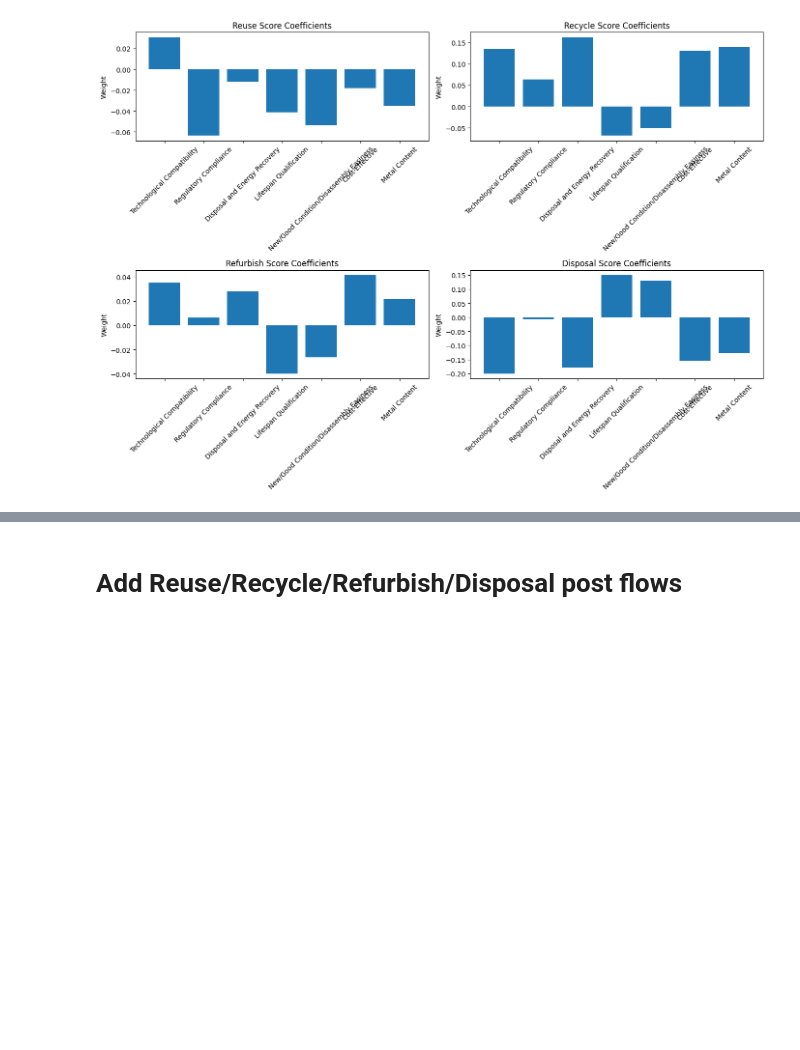
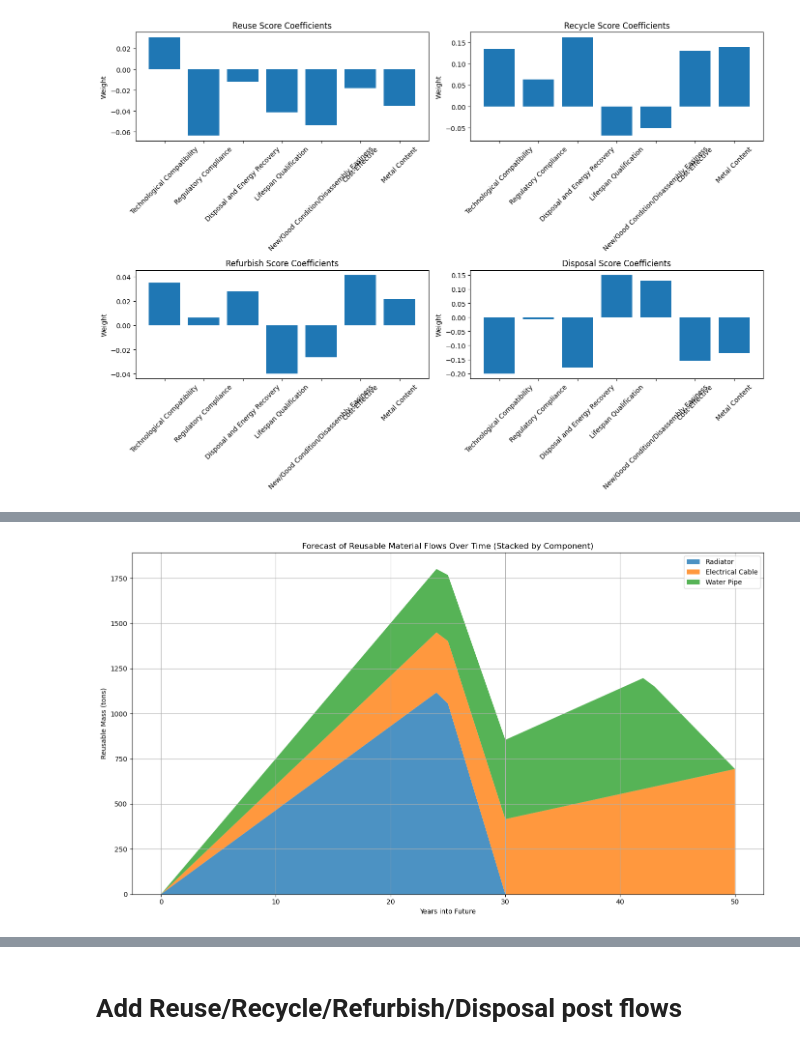
Before and after one commit to shuyanxiong/Integrated_Framework_Stock_Estimation, a Jupyter notebook: CCP.ipynb, the cells around one changed output, grey strips where cells are left out. Saved outputs shown, nothing was run; the diff lists cells and outputs as text; code cells hidden in the pictures; blank space fills up the shorter version.

```diff
--- a/CCP.ipynb
+++ b/CCP.ipynb
@@ -497,0 +1008,38 @@ plt.show()
+# %%
+import matplotlib.pyplot as plt
+
+# Assuming mass_forecast_df has already been created
+# mass_forecast_df: rows = years, columns = component names
+
+# Step 1: Stacked Area Plot
+plt.figure(figsize=(14, 8))
+
+# Stacked area chart
+plt.stackplot(
+    mass_forecast_df.index,
+    [mass_forecast_df[comp] for comp in mass_forecast_df.columns],
+    labels=mass_forecast_df.columns,
+    alpha=0.8
+)
+
+plt.xlabel('Years into Future')
+plt.ylabel('Reusable Mass (tons)')
+plt.title('Forecast of Reusable Material Flows Over Time (Stacked by Component)')
+plt.legend(loc='upper right')
+plt.grid(True)
+plt.tight_layout()
+plt.show()
+
+# # Step 2: Optional - Line plot for Total Reusable Mass
+# mass_forecast_df['Total'] = mass_forecast_df.sum(axis=1)
+
+# plt.figure(figsize=(12, 6))
+# plt.plot(mass_forecast_df.index, mass_forecast_df['Total'], color='black', linewidth=2)
+# plt.xlabel('Years into Future')
+# plt.ylabel('Total Reusable Mass (tons)')
+# plt.title('Total Forecasted Reusable Material Mass Over Time')
+# plt.grid(True)
+# plt.tight_layout()
+# plt.show()
+# %% [output]
+[figure, added]
```
Also changed, not shown: parts of 14 cells of this notebook, 1 other file.
